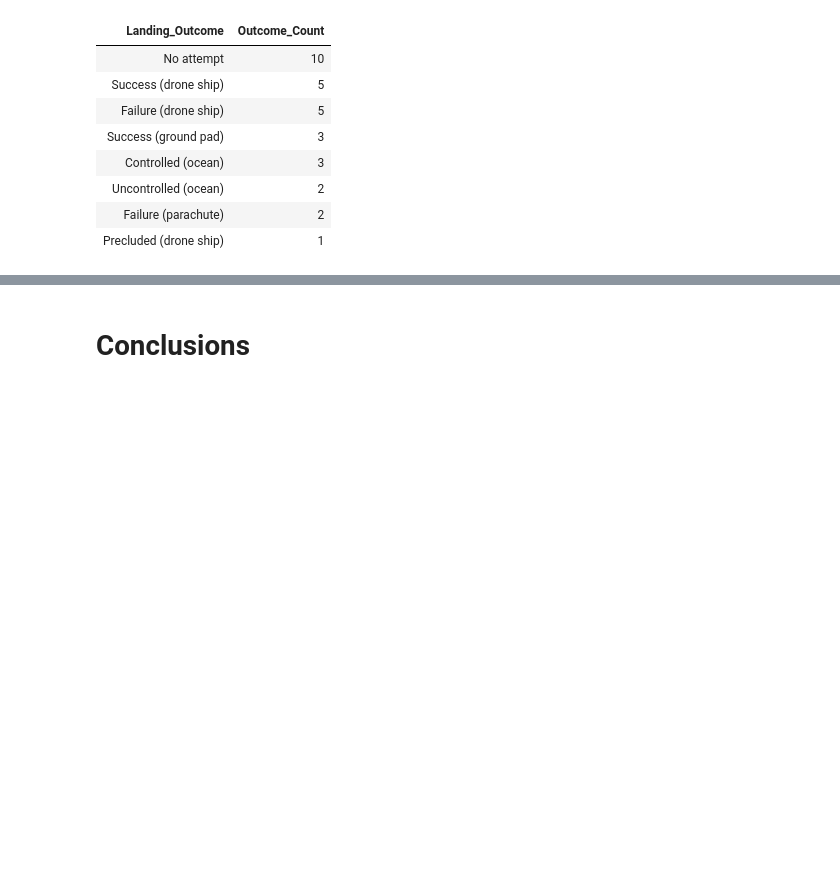
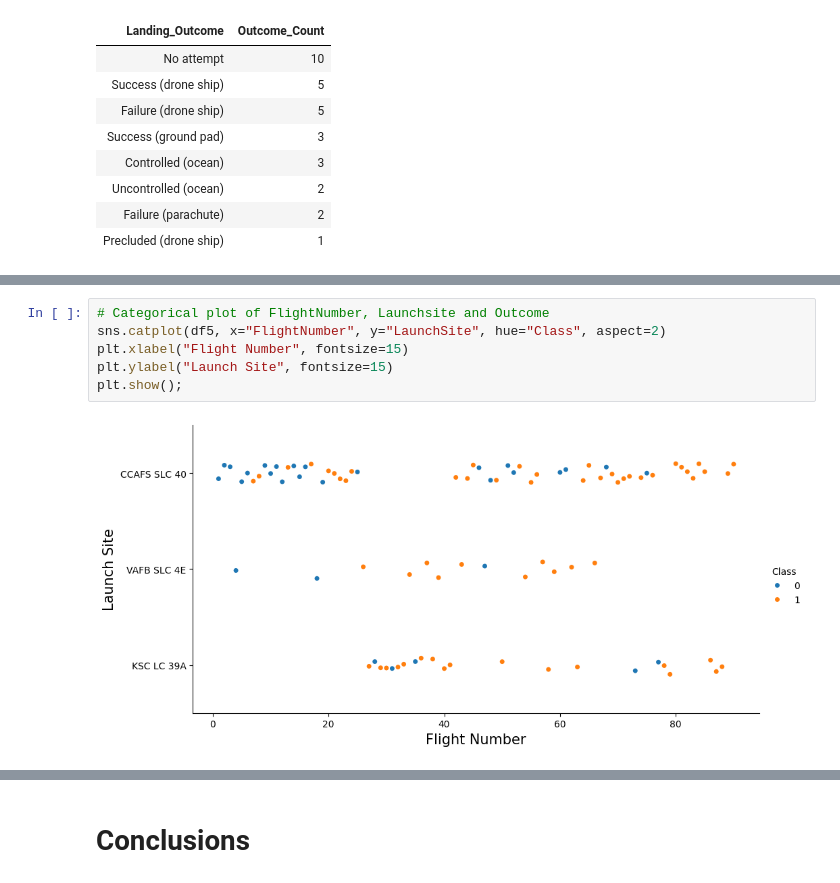
Before and after one commit to MikiasHWT/ibm_cert, a Jupyter notebook: Blank_Template.ipynb, the cells around one changed output, grey strips where cells are left out. Drawn from its saved outputs; the diff is of its cells as text; blank space fills up the shorter version.

```diff
--- a/Blank_Template.ipynb
+++ b/Blank_Template.ipynb
@@ -1229,0 +1269,8 @@ Done.
+# %%
+# Categorical plot of FlightNumber, Launchsite and Outcome
+sns.catplot(df5, x="FlightNumber", y="LaunchSite", hue="Class", aspect=2)
+plt.xlabel("Flight Number", fontsize=15)
+plt.ylabel("Launch Site", fontsize=15)
+plt.show();
+# %% [output]
+[figure, added]
```
Also changed, not shown: parts of 61 cells of this notebook, 14 other files.
